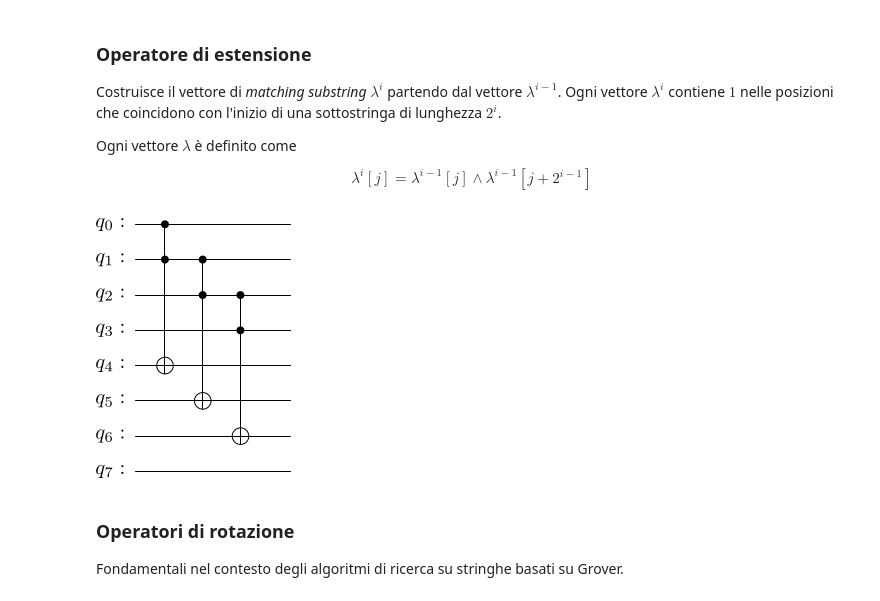
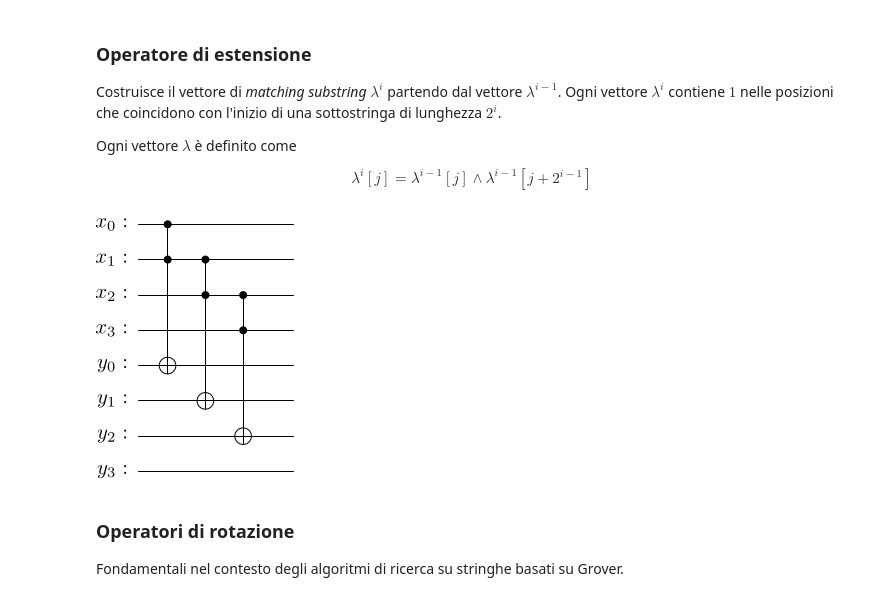
Before and after one commit to BoredDam/quantum-algorithms, a Jupyter notebook: Quantum-LCS/Quantum-LCS.ipynb, the cells around one changed output. Saved outputs shown, nothing was run; the diff lists cells and outputs as text; code cells hidden in the pictures.

```diff
--- a/Quantum-LCS/Quantum-LCS.ipynb
+++ b/Quantum-LCS/Quantum-LCS.ipynb
@@ -159,7 +166,12 @@ def match_operator(n: int):
 
     return qc.to_gate(label='MATCH')
 
-qc = QuantumCircuit(9)
+qr = []
+qr.append(QuantumRegister(3, 'x'))
+qr.append(QuantumRegister(3, 'y'))
+qr.append(QuantumRegister(3, 'o'))
+
+qc = QuantumCircuit(*qr)
 qc = qc.compose(match_operator(3)).decompose()
 qc.draw('latex')
 # %% [output]
@@ -177,24 +189,28 @@ $$
 # %%
 def extension_operator(n: int, i: int):
     '''
     page 12 of the paper
     '''
     shift = 2 ** (i - 1)
 
     qin = QuantumRegister(n, 'in')
     qout = QuantumRegister(n, 'out')
     qc = QuantumCircuit(qin, qout)
 
     for j in range(n - shift):
         qc.ccx(qin[j], qin[j + shift], qout[j])
 
     return qc.to_gate(label=f'EXT_{i}')
 
-qc = QuantumCircuit(8)
+qr = []
+qr.append(QuantumRegister(4, 'x'))
+qr.append(QuantumRegister(4, 'y'))
+
+qc = QuantumCircuit(*qr)
 qc = qc.compose(extension_operator(4,1)).decompose()
 qc.draw('latex')
 # %% [output]
-[figure, old version]
+[figure, new version]
 # %% [markdown]
 ### **Operatori di rotazione**
 
```
Also changed, not shown: parts of 8 cells of this notebook.
